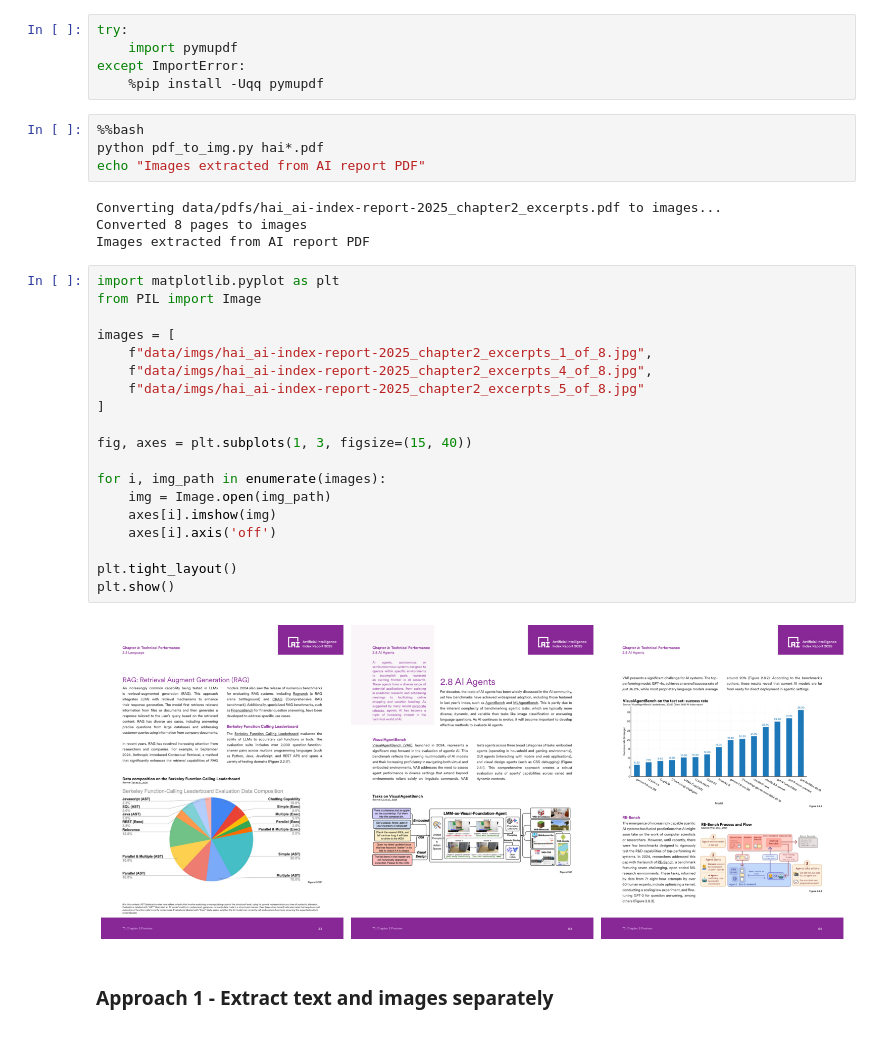
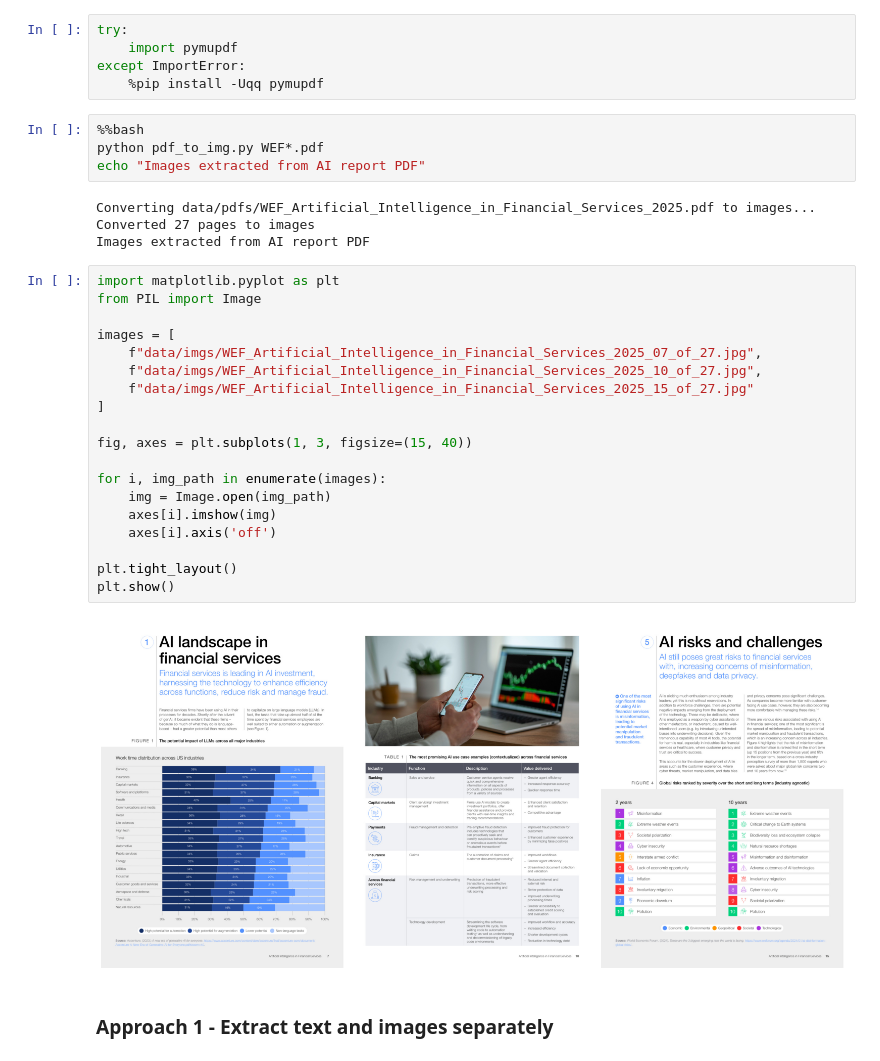
Before and after one commit to weaviate-tutorials/202509-aws-genai-workshop, a Jupyter notebook: multimodal-rag/2.1-rag-and-chunking-complete.ipynb, the cells around one changed output. Drawn from its saved outputs; the diff is of its cells as text.

```diff
--- a/multimodal-rag/2.1-rag-and-chunking-complete.ipynb
+++ b/multimodal-rag/2.1-rag-and-chunking-complete.ipynb
@@ -163,33 +163,33 @@ except ImportError:
     %pip install -Uqq pymupdf
 # %%
 %%bash
-python pdf_to_img.py hai*.pdf
+python pdf_to_img.py WEF*.pdf
 echo "Images extracted from AI report PDF"
 # %% [output]
-Converting data/pdfs/hai_ai-index-report-2025_chapter2_excerpts.pdf to images...
-Converted 8 pages to images
+Converting data/pdfs/WEF_Artificial_Intelligence_in_Financial_Services_2025.pdf to images...
+Converted 27 pages to images
 Images extracted from AI report PDF
 # %%
 import matplotlib.pyplot as plt
 from PIL import Image
 
 images = [
-    f"data/imgs/hai_ai-index-report-2025_chapter2_excerpts_1_of_8.jpg",
-    f"data/imgs/hai_ai-index-report-2025_chapter2_excerpts_4_of_8.jpg",
-    f"data/imgs/hai_ai-index-report-2025_chapter2_excerpts_5_of_8.jpg"
+    f"data/imgs/WEF_Artificial_Intelligence_in_Financial_Services_2025_07_of_27.jpg",
+    f"data/imgs/WEF_Artificial_Intelligence_in_Financial_Services_2025_10_of_27.jpg",
+    f"data/imgs/WEF_Artificial_Intelligence_in_Financial_Services_2025_15_of_27.jpg"
 ]
 
 fig, axes = plt.subplots(1, 3, figsize=(15, 40))
 
 for i, img_path in enumerate(images):
     img = Image.open(img_path)
     axes[i].imshow(img)
     axes[i].axis('off')
 
 plt.tight_layout()
 plt.show()
 # %% [output]
-[figure, old version]
+[figure, new version]
 # %% [markdown]
 ### Approach 1 - Extract text and images separately
 # %% [markdown]
```
Also changed, not shown: 30 other files.
